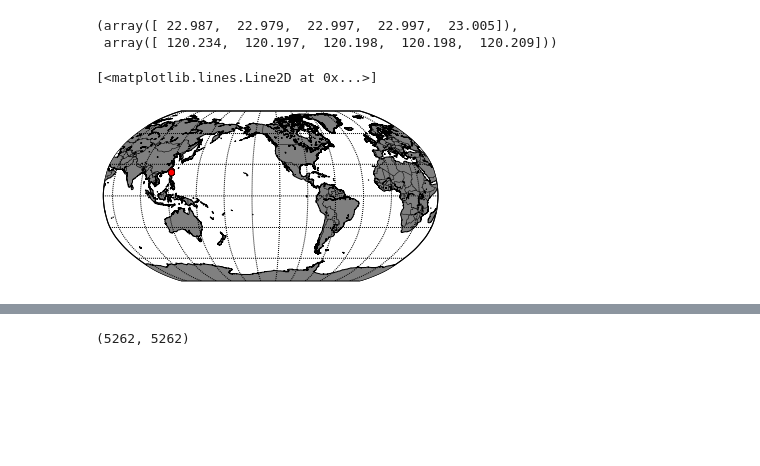
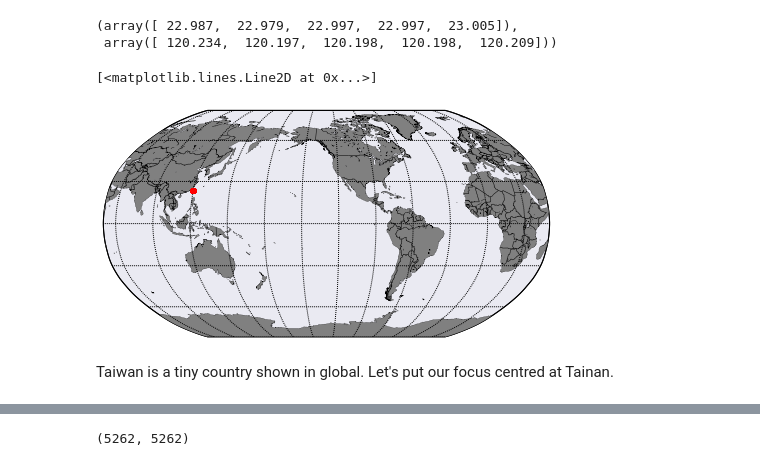
Before and after one commit to cchuang2009/math-2015-2, a Jupyter notebook: 1/maps.ipynb, the cells around one changed output, grey strips where cells are left out. Drawn from its saved outputs; the diff is of its cells as text; code cells hidden in the pictures; blank space fills up the shorter version.

```diff
--- a/1/maps.ipynb
+++ b/1/maps.ipynb
@@ -384,5 +486,8 @@ Show me the dangerous courage that dengue has occupied
 # %%
 from numpy import genfromtxt
+import seaborn as sns
+sns.set()
+
 data_file = genfromtxt('data/0908.csv', delimiter=',')
 
 date=data_file[1:,1]
@@ -401,19 +510,15 @@ lats[:5],lons[:5]
 # %%
-from mpl_toolkits.basemap import Basemap
-import matplotlib.pyplot as plt
-import numpy as np
-
 map = Basemap(projection='robin', resolution = 'l', area_thresh = 1000.0,
               lat_0=0, lon_0=-130)
-map.drawcoastlines()
+map.drawcoastlines(linewidth=0.2)
 map.drawcountries()
 map.fillcontinents(color = 'gray')
 map.drawmapboundary()
 map.drawmeridians(np.arange(0, 360, 30))
 map.drawparallels(np.arange(-90, 90, 30))
 
 x,y = map(lons, lats)
 map.plot(x, y, 'ro', markersize=6)
 # %% [output]
 [<matplotlib.lines.Line2D at 0x...>]
-[figure, old version]
+[figure, new version]
@@ -420 +529,3 @@ map.plot(x, y, 'ro', markersize=6)
+# %% [markdown]
+Taiwan is a tiny country shown in global. Let's put our focus centred at Tainan.
 # %%
```
Also changed, not shown: parts of 86 cells of this notebook.
